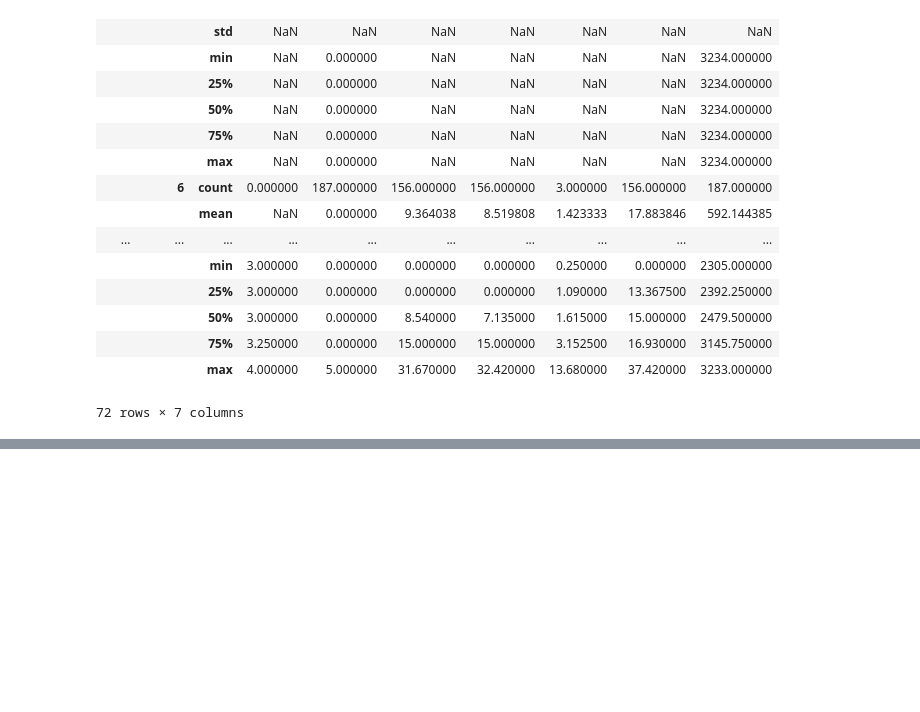
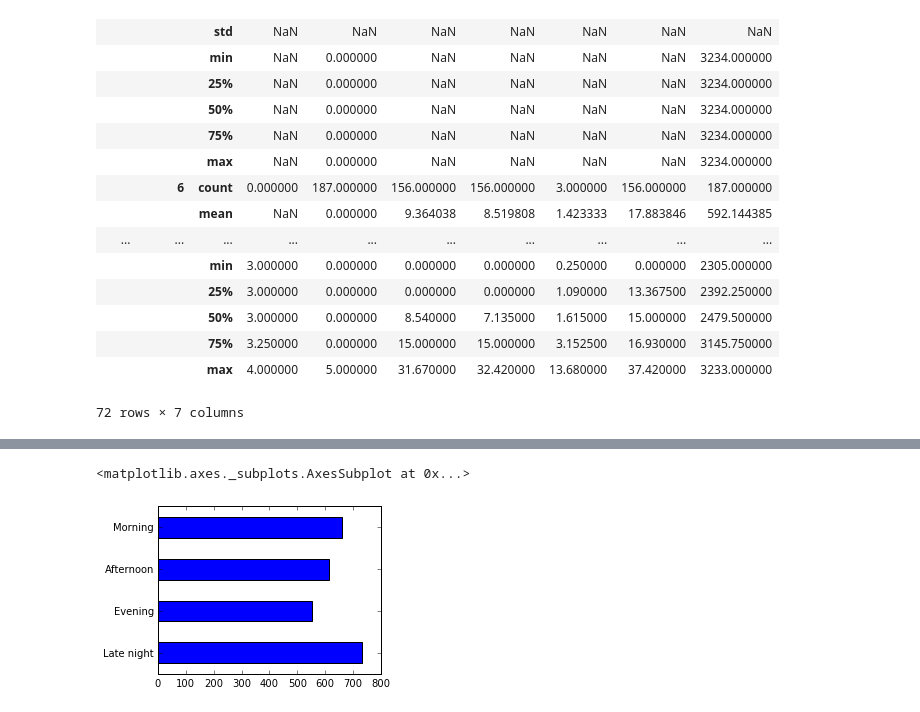
Before and after one commit to randirl17/FeedingTimes, a Jupyter notebook: nursing.ipynb, the cells around one changed output, grey strips where cells are left out. Cells and saved outputs as stored; diff of their text form; code cells hidden in the pictures; blank space fills up the shorter version.

```diff
--- a/nursing.ipynb
+++ b/nursing.ipynb
@@ -132,3 +167,5 @@ daytime = df.groupby("Time of Day")
+# %%
+eat = df[df['TotalFeed'].notnull()]
 # %%
-data = pd.Series(df['Time of Day'])#, index = ['Morning','Afternoon','Evening','Late Night'])
+data = pd.Series(eat['TimeofDay'])#, index = ['Morning','Afternoon','Evening','Late Night'])
 # %%
@@ -151,3 +179,11 @@ data.value_counts().plot(kind='barh')
+# %%
+fig = plt.figure(figsize=(4,3))
+ax = fig.add_subplot(111)
+ax.set_xlim([0,800])
+data.value_counts().ix[['Late night','Evening','Afternoon','Morning']].plot(kind='barh',ax = ax)
+# %% [output]
+<matplotlib.axes._subplots.AxesSubplot at 0x...>
+[figure, added]
 # %%
 timelen = pd.cut(df['Total Feed'], 5)
 # %%
```
Also changed, not shown: parts of 38 cells of this notebook, 5 other files.
